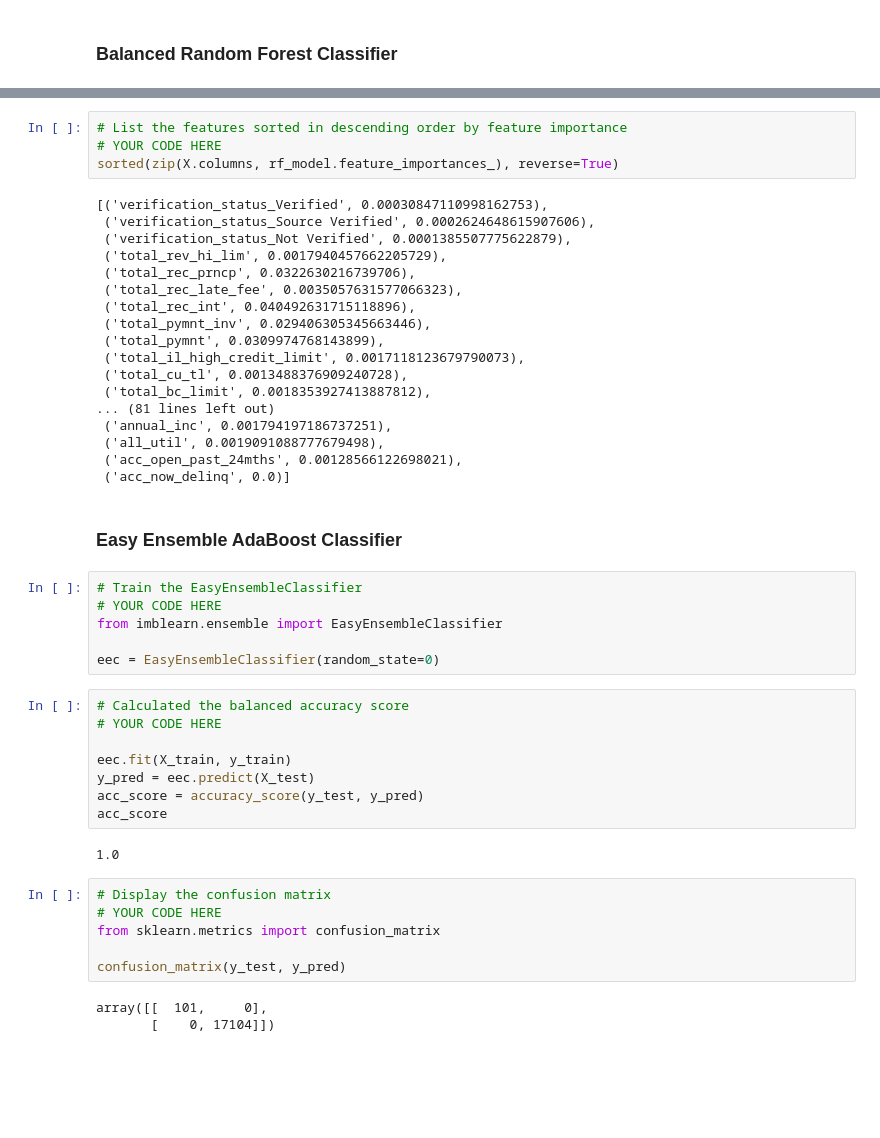
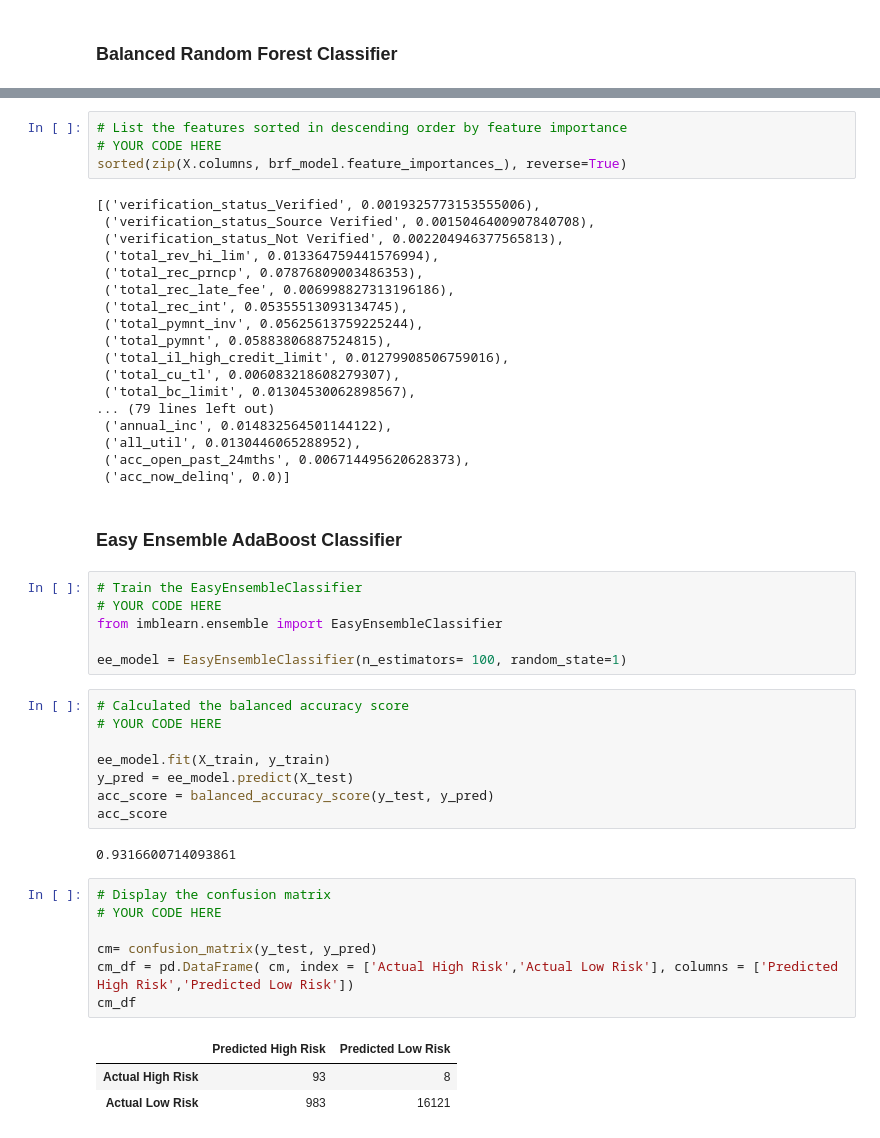
Before and after one commit to LeidyDoradoM/Credit_Risk_Analysis, a Jupyter notebook: credit_risk_ensemble.ipynb, the cells around one changed output, grey strips where cells are left out. Drawn from its saved outputs; the diff is of its cells as text; blank space fills up the shorter version.

```diff
--- a/credit_risk_ensemble.ipynb
+++ b/credit_risk_ensemble.ipynb
@@ -182,24 +173,24 @@ avg / total       1.00      1.00      1.00      1.00      1.00      1.00     172
 # %%
 # List the features sorted in descending order by feature importance
 # YOUR CODE HERE
-sorted(zip(X.columns, rf_model.feature_importances_), reverse=True)
+sorted(zip(X.columns, brf_model.feature_importances_), reverse=True)
 # %% [output]
-[('verification_status_Verified', 0.00030847110998162753),
- ('verification_status_Source Verified', 0.0002624648615907606),
- ('verification_status_Not Verified', 0.0001385507775622879),
- ('total_rev_hi_lim', 0.0017940457662205729),
- ('total_rec_prncp', 0.0322630216739706),
- ('total_rec_late_fee', 0.0035057631577066323),
- ('total_rec_int', 0.040492631715118896),
- ('total_pymnt_inv', 0.029406305345663446),
- ('total_pymnt', 0.0309974768143899),
- ('total_il_high_credit_limit', 0.0017118123679790073),
- ('total_cu_tl', 0.0013488376909240728),
- ('total_bc_limit', 0.0018353927413887812),
-... (81 lines left out)
- ('annual_inc', 0.001794197186737251),
- ('all_util', 0.0019091088777679498),
- ('acc_open_past_24mths', 0.00128566122698021),
+[('verification_status_Verified', 0.0019325773153555006),
+ ('verification_status_Source Verified', 0.0015046400907840708),
+ ('verification_status_Not Verified', 0.002204946377565813),
+ ('total_rev_hi_lim', 0.013364759441576994),
+ ('total_rec_prncp', 0.07876809003486353),
+ ('total_rec_late_fee', 0.006998827313196186),
+ ('total_rec_int', 0.05355513093134745),
+ ('total_pymnt_inv', 0.05625613759225244),
+ ('total_pymnt', 0.05883806887524815),
+ ('total_il_high_credit_limit', 0.01279908506759016),
+ ('total_cu_tl', 0.006083218608279307),
+ ('total_bc_limit', 0.01304530062898567),
+... (79 lines left out)
+ ('annual_inc', 0.014832564501144122),
+ ('all_util', 0.0130446065288952),
+ ('acc_open_past_24mths', 0.006714495620628373),
  ('acc_now_delinq', 0.0)]
 # %% [markdown]
 ### Easy Ensemble AdaBoost Classifier
@@ -208,24 +199,26 @@ sorted(zip(X.columns, rf_model.feature_importances_), reverse=True)
 # YOUR CODE HERE
 from imblearn.ensemble import EasyEnsembleClassifier
 
-eec = EasyEnsembleClassifier(random_state=0)
+ee_model = EasyEnsembleClassifier(n_estimators= 100, random_state=1)
 # %%
 # Calculated the balanced accuracy score
 # YOUR CODE HERE
 
-eec.fit(X_train, y_train)
-y_pred = eec.predict(X_test)
-acc_score = accuracy_score(y_test, y_pred)
+ee_model.fit(X_train, y_train)
+y_pred = ee_model.predict(X_test)
+acc_score = balanced_accuracy_score(y_test, y_pred)
 acc_score
 # %% [output]
-1.0
+0.9316600714093861
 # %%
 # Display the confusion matrix
 # YOUR CODE HERE
-from sklearn.metrics import confusion_matrix
 
-confusion_matrix(y_test, y_pred)
+cm= confusion_matrix(y_test, y_pred)
+cm_df = pd.DataFrame( cm, index = ['Actual High Risk','Actual Low Risk'], columns = ['Predicted High Risk','Predicted Low Risk'])
+cm_df
 # %% [output]
-array([[  101,     0],
-       [    0, 17104]])
+|  | Predicted High Risk | Predicted Low Risk |
+| Actual High Risk | 93 | 8 |
+| Actual Low Risk | 983 | 16121 |
 # %%
```
Also changed, not shown: parts of 7 cells of this notebook, 1 other file.
